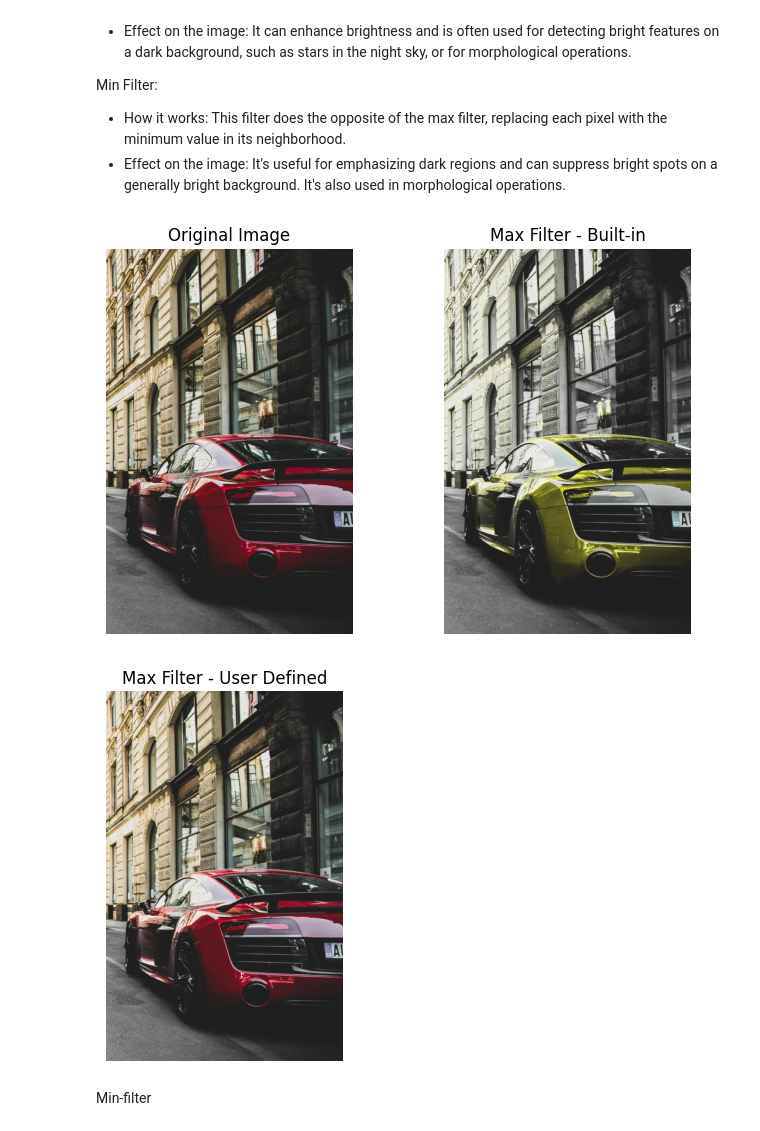
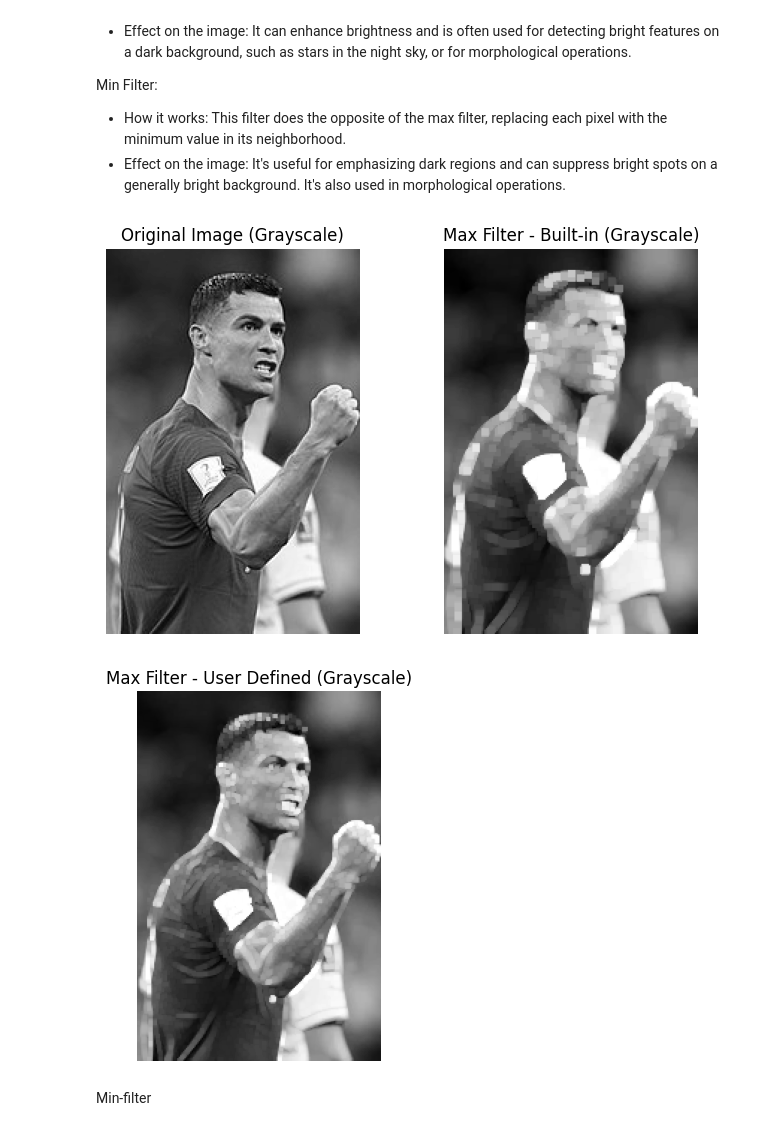
Before and after one commit to szm7/CV, a Jupyter notebook: CV_Lab6.ipynb, the cells around one changed output. Drawn from its saved outputs; the diff is of its cells as text; code cells hidden in the pictures.

```diff
--- a/CV_Lab6.ipynb
+++ b/CV_Lab6.ipynb
@@ -3,15 +1,12 @@
 # %%
 import numpy as np
 import matplotlib.pyplot as plt
-from skimage import io, util
+import cv2
 from scipy.ndimage import median_filter, maximum_filter, minimum_filter
-from skimage.filters.rank import mean_bilateral
-from skimage.morphology import disk
 
-image_path = '/content/pexels-may-dayua-1545743.jpg'
-image = io.imread(image_path)
+image_gray = cv2.imread('/content/9_1.jpg', 0)
 
-plt.imshow(image)
+plt.imshow(image_gray, cmap='gray')
 plt.title('Original Image')
 plt.axis('off')
 plt.show()
@@ -72,46 +66,45 @@ Min Filter:
 # %%
 # Built-in
 
-filtered_image_max = maximum_filter(image, size=3)
+max_filtered = cv2.dilate(image_gray, np.ones((5, 5), np.uint8))
 
 plt.figure(figsize=(8, 5))
 
 plt.subplot(1, 2, 1)
-plt.imshow(image)
-plt.title('Original Image')
+plt.imshow(image_gray, cmap='gray')
+plt.title('Original Image (Grayscale)')
 plt.axis('off')
 
 plt.subplot(1, 2, 2)
-plt.imshow(filtered_image_max)
-plt.title('Max Filter - Built-in')
+plt.imshow(max_filtered, cmap='gray')
+plt.title('Max Filter - Built-in (Grayscale)')
 plt.axis('off')
 
 plt.show()
 # %% [output]
-[figure, old version]
+[figure, new version]
 # %%
 # user-defined
 
 def max_filter_custom(image, kernel_size=3):
     pad_size = kernel_size // 2
-    padded_image = np.pad(image, ((pad_size, pad_size), (pad_size, pad_size), (0, 0)), 'reflect')
+    padded_image = np.pad(image, ((pad_size, pad_size), (pad_size, pad_size)), 'reflect')
     output_image = np.zeros_like(image)
 
     for i in range(image.shape[0]):
         for j in range(image.shape[1]):
-            for k in range(image.shape[2]):
-                neighborhood = padded_image[i:i+kernel_size, j:j+kernel_size, k]
-                output_image[i, j, k] = np.max(neighborhood)
+            neighborhood = padded_image[i:i+kernel_size, j:j+kernel_size]
+            output_image[i, j] = np.max(neighborhood)
     return output_image
 
-custom_max = max_filter_custom(image)
+custom_max = max_filter_custom(image_gray)
 
-plt.imshow(custom_max)
-plt.title('Max Filter - User Defined')
+plt.imshow(custom_max, cmap='gray')
+plt.title('Max Filter - User Defined (Grayscale)')
 plt.axis('off')
 plt.show()
 # %% [output]
-[figure, old version]
+[figure, new version]
 # %% [markdown]
 Min-filter
 # %%
```
Also changed, not shown: parts of 8 cells of this notebook.
